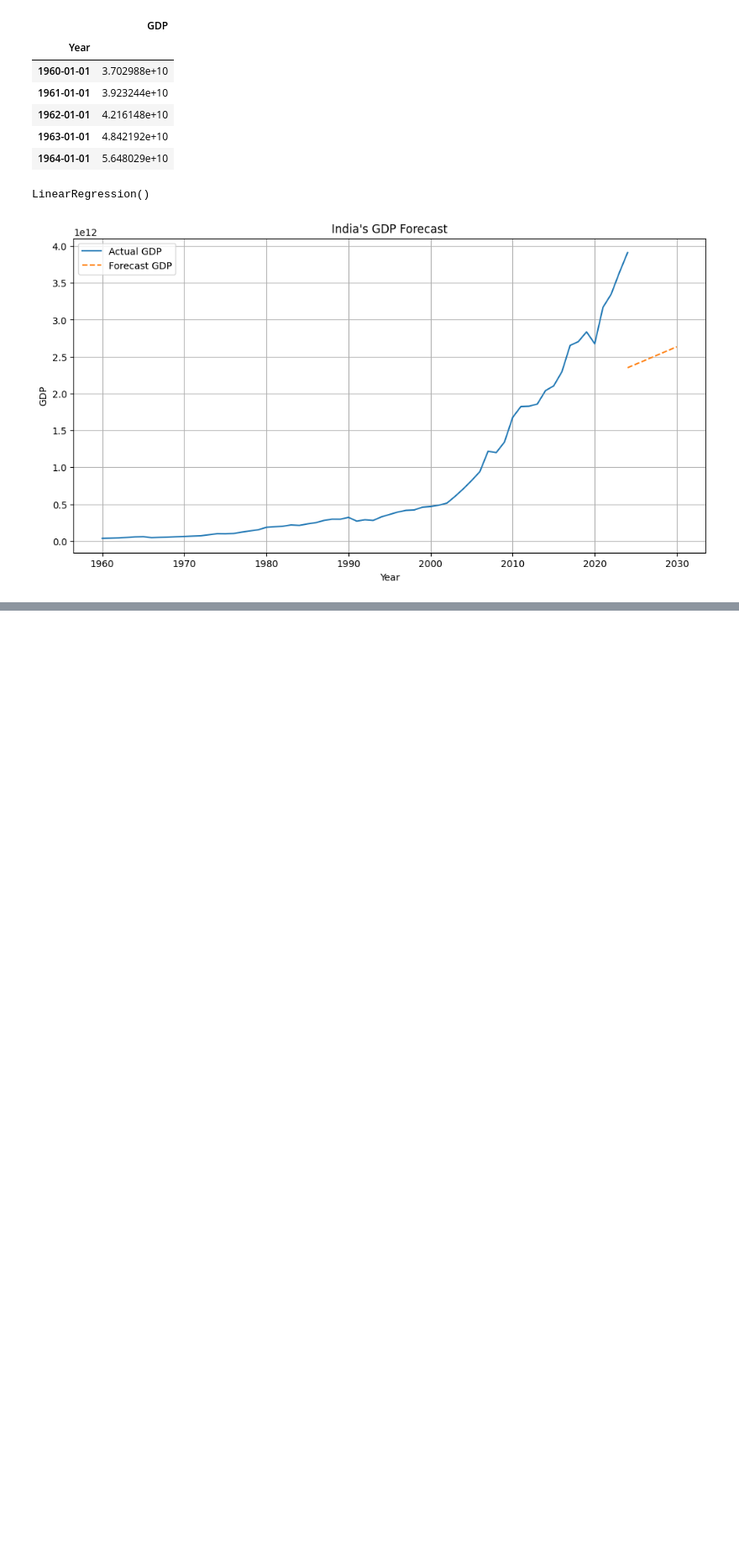
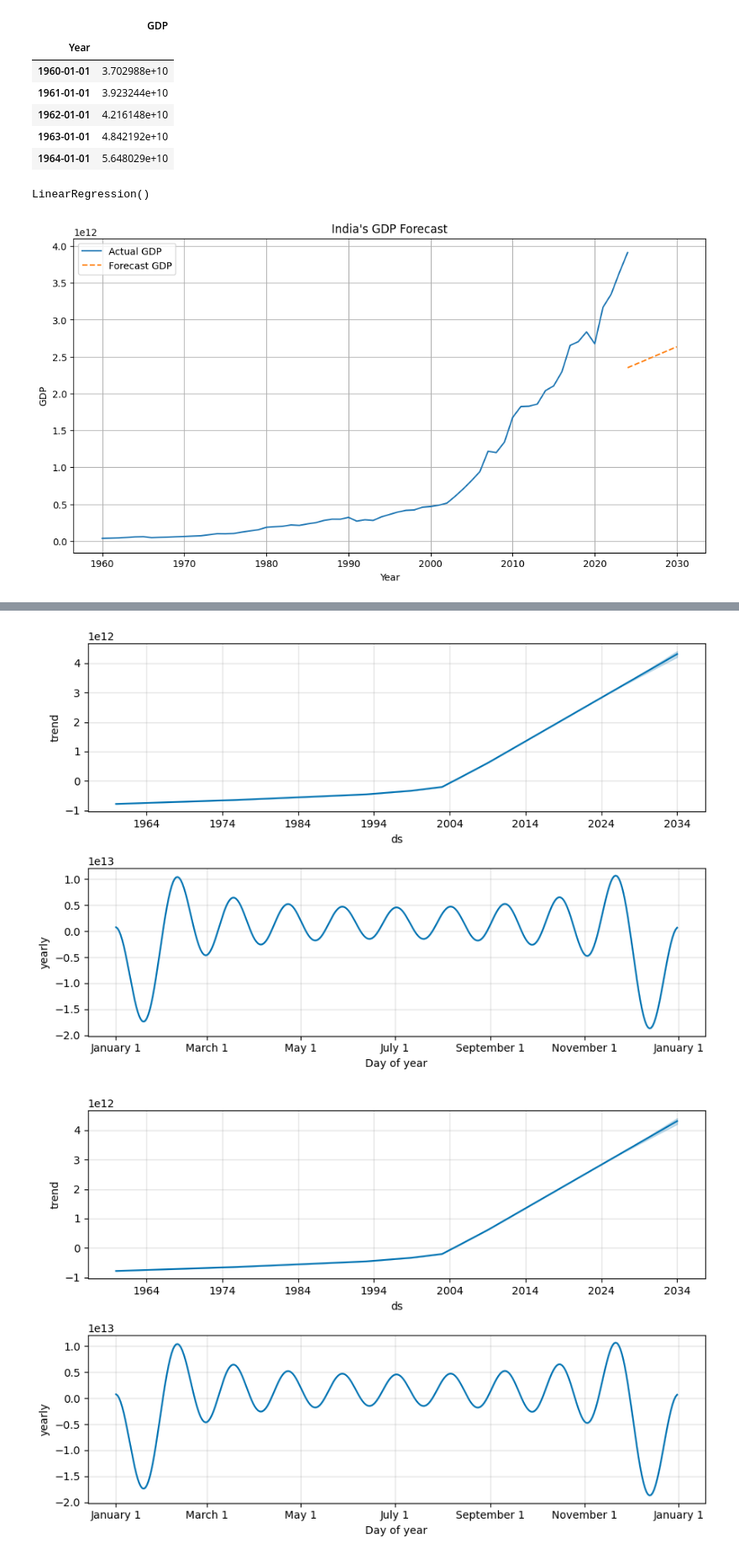
Before and after one commit to Sudhanva05/India-gdp-analysis, a Jupyter notebook: 03_gdp_forecasting.ipynb, the cells around one changed output, grey strips where cells are left out. Shown at 84% size. Drawn from its saved outputs; the diff is of its cells as text; code cells hidden in the pictures; blank space fills up the shorter version.

```diff
--- a/03_gdp_forecasting.ipynb
+++ b/03_gdp_forecasting.ipynb
@@ -60,0 +105,5 @@ plt.show()
+# %%
+model.plot_components(forecast)
+# %% [output]
+[figure, added]
+[figure, added]
```
Also changed, not shown: parts of 4 cells of this notebook.
